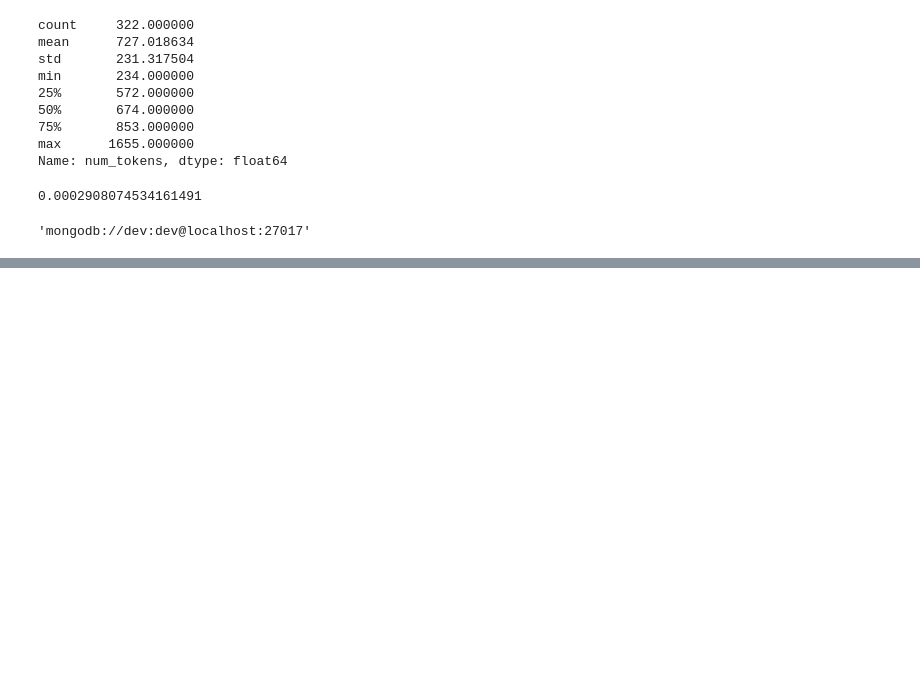
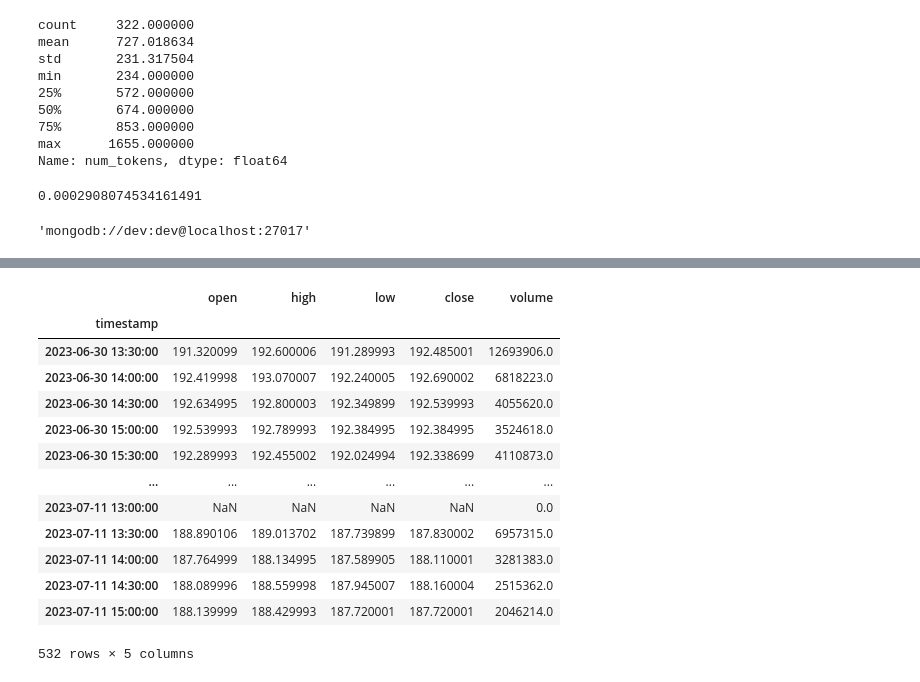
Before and after one commit to anvasquezre/trading_bot_python_ai, a Jupyter notebook: EDA.ipynb, the cells around one changed output, grey strips where cells are left out. Saved outputs shown, nothing was run; the diff lists cells and outputs as text; code cells hidden in the pictures; blank space fills up the shorter version.

```diff
--- a/EDA.ipynb
+++ b/EDA.ipynb
@@ -1397,0 +1557,27 @@ NameError: name 'timeseries' is not defined
+# %%
+candles = df.resample("30min",
+            on = "timestamp",
+            closed='left',
+            axis=0,
+            kind="timestamp").agg({"open": "first",
+                                            "high": "max",
+                                            "low": "min",
+                                            "close": "last",
+                                            "volume": "sum"})
+# %%
+candles
+# %% [output]
+|  | open | high | low | close | volume |
+| timestamp |  |  |  |  |  |
+| 2023-06-30 13:30:00 | 191.320099 | 192.600006 | 191.289993 | 192.485001 | 12693906.0 |
+| 2023-06-30 14:00:00 | 192.419998 | 193.070007 | 192.240005 | 192.690002 | 6818223.0 |
+| 2023-06-30 14:30:00 | 192.634995 | 192.800003 | 192.349899 | 192.539993 | 4055620.0 |
+| 2023-06-30 15:00:00 | 192.539993 | 192.789993 | 192.384995 | 192.384995 | 3524618.0 |
+| 2023-06-30 15:30:00 | 192.289993 | 192.455002 | 192.024994 | 192.338699 | 4110873.0 |
+| ... | ... | ... | ... | ... | ... |
+| 2023-07-11 13:00:00 | NaN | NaN | NaN | NaN | 0.0 |
+| 2023-07-11 13:30:00 | 188.890106 | 189.013702 | 187.739899 | 187.830002 | 6957315.0 |
+| 2023-07-11 14:00:00 | 187.764999 | 188.134995 | 187.589905 | 188.110001 | 3281383.0 |
+| 2023-07-11 14:30:00 | 188.089996 | 188.559998 | 187.945007 | 188.160004 | 2515362.0 |
+| 2023-07-11 15:00:00 | 188.139999 | 188.429993 | 187.720001 | 187.720001 | 2046214.0 |
+532 rows × 5 columns
```
Also changed, not shown: parts of 25 cells of this notebook, 20 other files.
